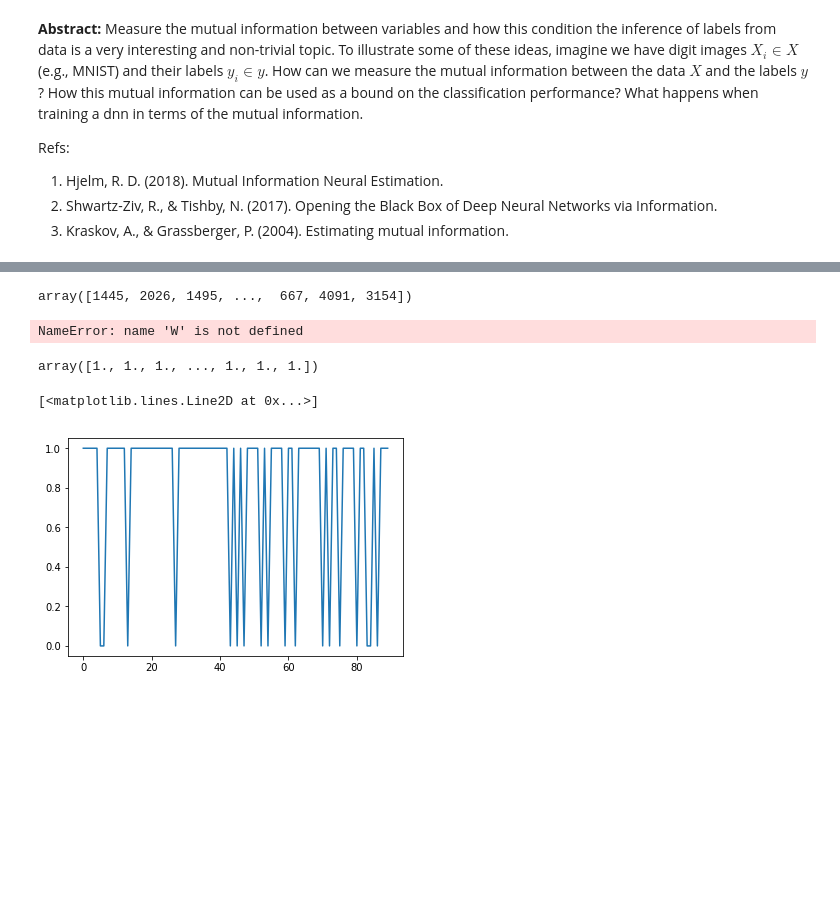
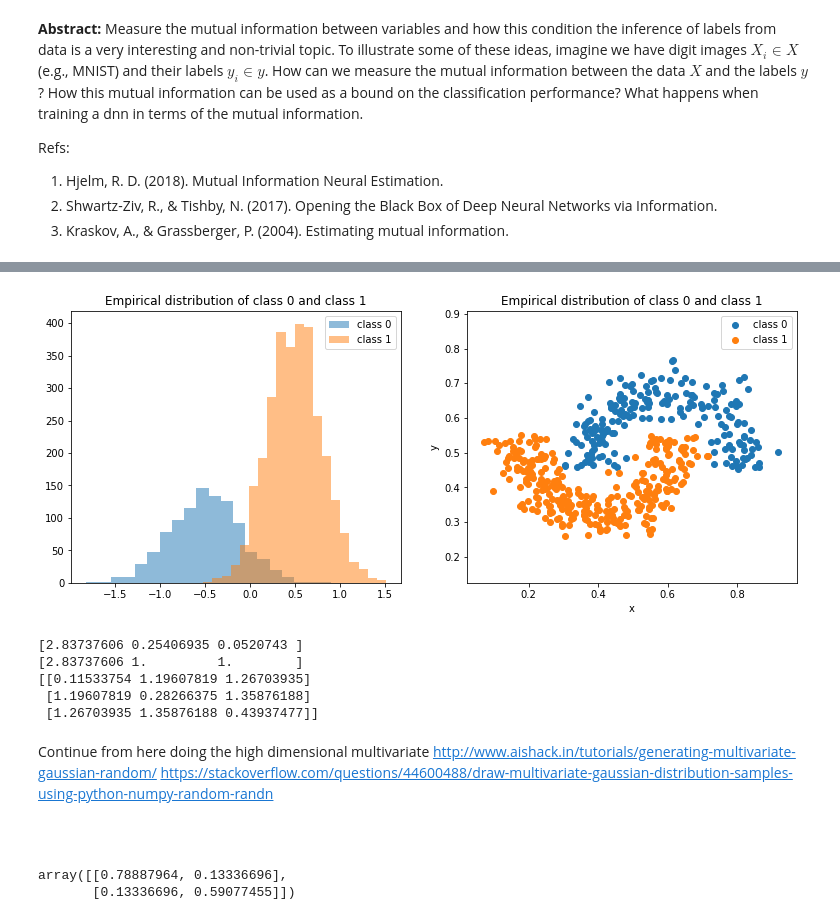
Before and after one commit to matiasdm/notes-on-deep-learning, a Jupyter notebook: notebooks/MutualInformation.ipynb, the cells around one changed output, grey strips where cells are left out. Drawn from its saved outputs; the diff is of its cells as text; code cells hidden in the pictures; blank space fills up the shorter version.

Commit message:
creating toy data 3

```diff
--- a/notebooks/MutualInformation.ipynb
+++ b/notebooks/MutualInformation.ipynb
@@ -39,19 +21,44 @@ plt.title('Empirical distribution of class 0 and class 1');
-# %%
-i = np.arange(len(y))
-np.random.shuffle(i)
-i
-# %% [output]
-array([1445, 2026, 1495, ...,  667, 4091, 3154])
-# %%
-W
-# %% [output]
-NameError: name 'W' is not defined
-# %%
-y
-# %% [output]
-array([1., 1., 1., ..., 1., 1., 1.])
-# %%
-plt.plot(y[:90])
-# %% [output]
-[<matplotlib.lines.Line2D at 0x...>]
-[figure, removed]
+# %%
+# toy example 1:
+plt.figure(figsize=[13,5])
+from data import toy_data1, toy_data2
+plt.subplot(121);
+X,y = toy_data1(n0=1000, n1=3000, verbose=1)
+# toy example 2:
+plt.subplot(122);
+X,y = toy_data2(n0=200, n1=300, verbose=1)
+# %% [output]
+[figure, added]
+# %%
+d = 3
+mu = np.random.uniform(low=0, high=1, size=(d,))  # mean
+a = np.random.normal(loc=1, scale=.1, size=(d,d))
+cov = a*a.T
+u,s,vh = np.linalg.svd(cov)
+print(s)
+
+s = np.array([k if k>1 else 1 for k in s])
+print(s)
+
+cov = np.dot(u * s, vh)
+print(cov)
+
+N = 100
+X = np.random.multivariate_normal(mu, cov, size=(N,))
+# %% [output]
+[2.83737606 0.25406935 0.0520743 ]
+[2.83737606 1.         1.        ]
+[[0.11533754 1.19607819 1.26703935]
+ [1.19607819 0.28266375 1.35876188]
+ [1.26703935 1.35876188 0.43937477]]
+# %% [markdown]
+Continue from here doing the high dimensional multivariate
+http://www.aishack.in/tutorials/generating-multivariate-gaussian-random/
+https://stackoverflow.com/questions/44600488/draw-multivariate-gaussian-distribution-samples-using-python-numpy-random-randn
+# %% [markdown]
+###
+# %%
+cov
+# %% [output]
+array([[0.78887964, 0.13336696],
+       [0.13336696, 0.59077455]])
```
Also changed, not shown: parts of 3 cells of this notebook, 1 other file.
